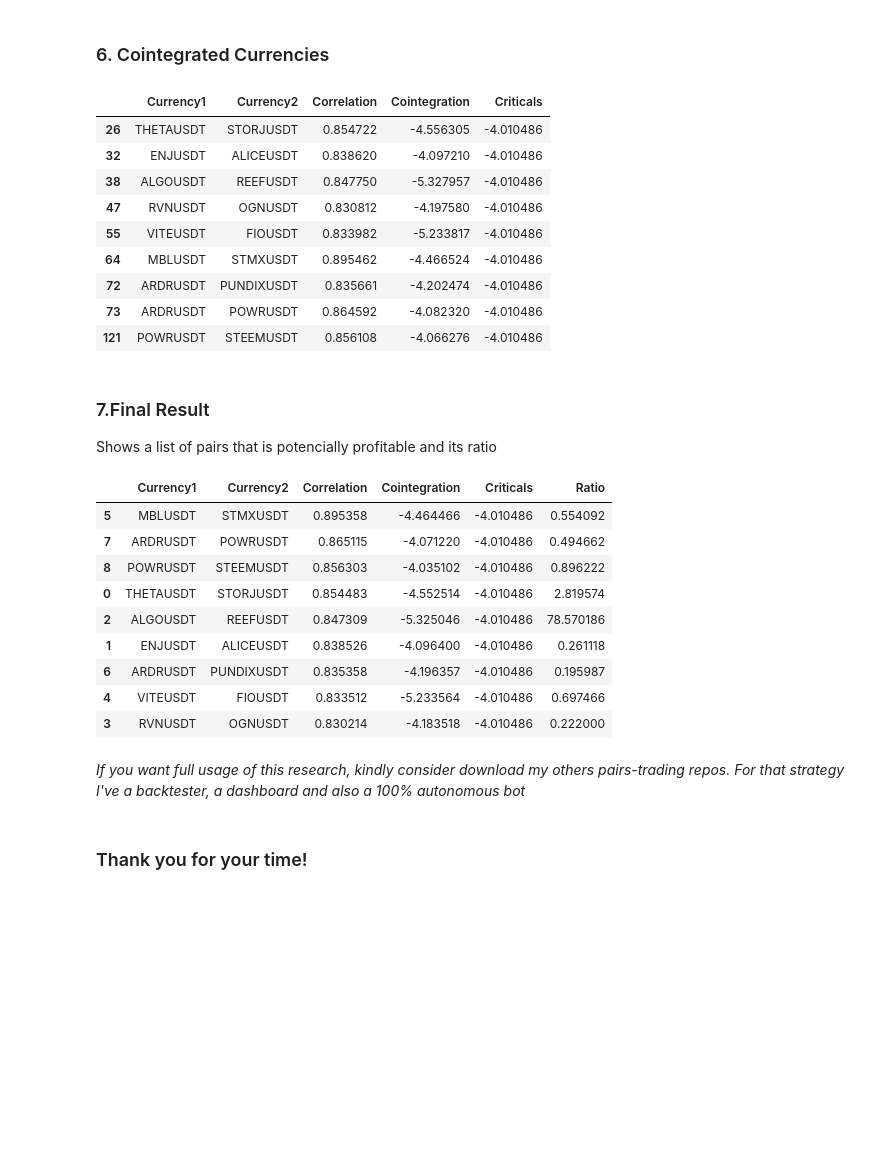
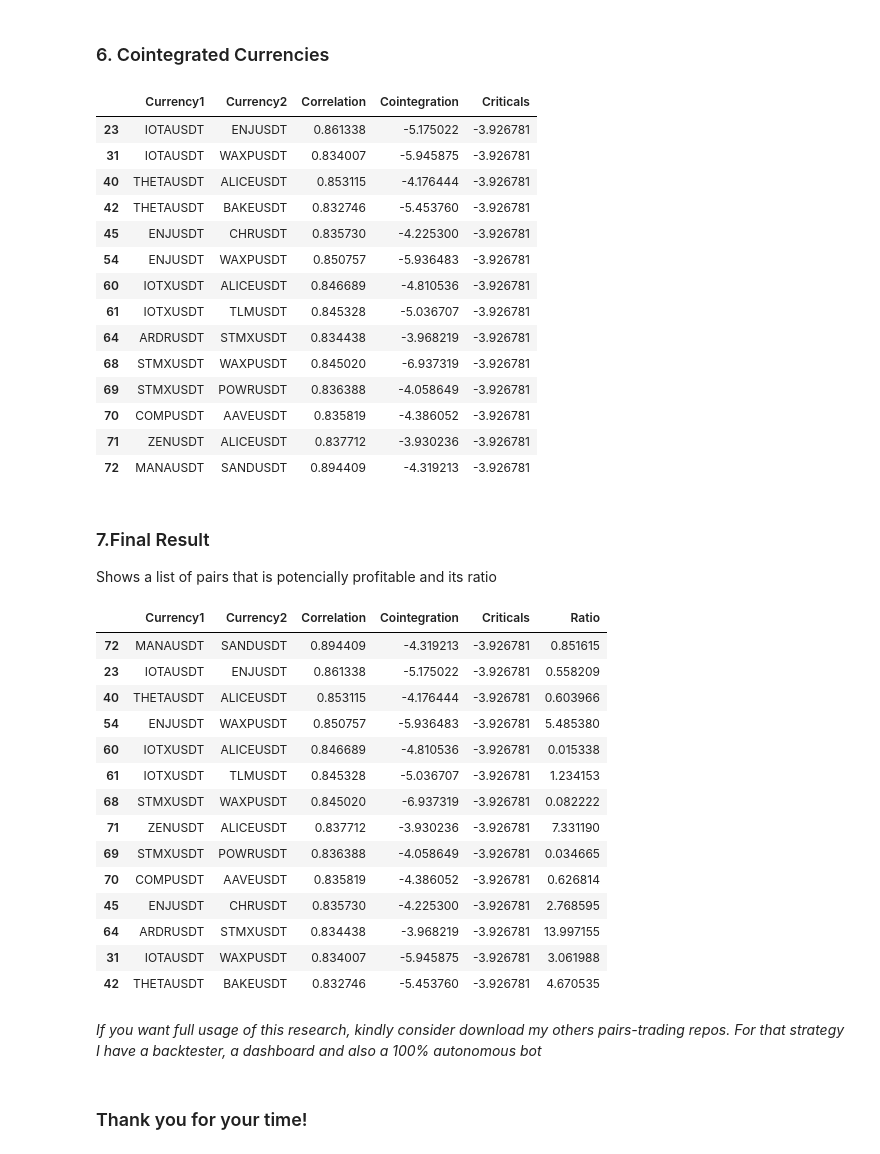
Before and after one commit to Algo-Tradings/pairs-trading-research, a Jupyter notebook: researcher.ipynb, the cells around one changed output. Drawn from its saved outputs; the diff is of its cells as text; code cells hidden in the pictures; blank space fills up the shorter version.

```diff
--- a/researcher.ipynb
+++ b/researcher.ipynb
@@ -28,7 +28,7 @@ from research import Ratio
 <h3>3. Historical Data </h3>
 Select the desired timeframe and interval.
 # %%
-hist_df = Loader().get_historical_data(timeframe='1d', interval='100 days ago')
+hist_df = Loader().get_historical_data(timeframe='1d', interval='1 years ago')
 hist_df
 # %% [output]
 |  | BTCUSDT |  |  |  | ETHUSDT |  |  |  | NEOUSDT |  | ... | ... |
@@ -54,7 +49,7 @@ hist_df
 # %% [markdown]
 <h3>4. Cleaning Data </h3>
 # %%
-useful_df = Cleaner().get_useful_data()
+useful_df = Cleaner().get_useful_data(hist_df)
 useful_df
 # %% [output]
 |  | BTCUSDT | ETHUSDT | NEOUSDT | LTCUSDT | QTUMUSDT | ADAUSDT | XRPUSDT | EOSUSDT | IOTAUSDT | XLMUSDT | ... | ... |
@@ -80,7 +70,7 @@ useful_df
 <h3>5. Correlated Currencies </h3>
 Describe the minimum correlation rate that you expect
 # %%
-corr_df = Correlation().get_log_correlation(min_correlation=0.83)
+corr_df = Correlation().get_log_correlation(useful_df, min_correlation=0.83)
 corr_df
 # %% [output]
 |  | Currency1 | Currency2 | Correlation |
@@ -99,38 +89,48 @@ corr_df
 # %% [markdown]
 <h3>6. Cointegrated Currencies </h3>
 # %%
-coint_df = Cointegration().get_cointegration()
+coint_df = Cointegration().get_cointegration(corr_df, useful_df)
 coint_df
 # %% [output]
 |  | Currency1 | Currency2 | Correlation | Cointegration | Criticals |
-| 26 | THETAUSDT | STORJUSDT | 0.854722 | -4.556305 | -4.010486 |
-| 32 | ENJUSDT | ALICEUSDT | 0.838620 | -4.097210 | -4.010486 |
-| 38 | ALGOUSDT | REEFUSDT | 0.847750 | -5.327957 | -4.010486 |
-| 47 | RVNUSDT | OGNUSDT | 0.830812 | -4.197580 | -4.010486 |
-| 55 | VITEUSDT | FIOUSDT | 0.833982 | -5.233817 | -4.010486 |
-| 64 | MBLUSDT | STMXUSDT | 0.895462 | -4.466524 | -4.010486 |
-| 72 | ARDRUSDT | PUNDIXUSDT | 0.835661 | -4.202474 | -4.010486 |
-| 73 | ARDRUSDT | POWRUSDT | 0.864592 | -4.082320 | -4.010486 |
-| 121 | POWRUSDT | STEEMUSDT | 0.856108 | -4.066276 | -4.010486 |
+| 23 | IOTAUSDT | ENJUSDT | 0.861338 | -5.175022 | -3.926781 |
+| 31 | IOTAUSDT | WAXPUSDT | 0.834007 | -5.945875 | -3.926781 |
+| 40 | THETAUSDT | ALICEUSDT | 0.853115 | -4.176444 | -3.926781 |
+| 42 | THETAUSDT | BAKEUSDT | 0.832746 | -5.453760 | -3.926781 |
+| 45 | ENJUSDT | CHRUSDT | 0.835730 | -4.225300 | -3.926781 |
+| 54 | ENJUSDT | WAXPUSDT | 0.850757 | -5.936483 | -3.926781 |
+| 60 | IOTXUSDT | ALICEUSDT | 0.846689 | -4.810536 | -3.926781 |
+| 61 | IOTXUSDT | TLMUSDT | 0.845328 | -5.036707 | -3.926781 |
+| 64 | ARDRUSDT | STMXUSDT | 0.834438 | -3.968219 | -3.926781 |
+| 68 | STMXUSDT | WAXPUSDT | 0.845020 | -6.937319 | -3.926781 |
+| 69 | STMXUSDT | POWRUSDT | 0.836388 | -4.058649 | -3.926781 |
+| 70 | COMPUSDT | AAVEUSDT | 0.835819 | -4.386052 | -3.926781 |
+| 71 | ZENUSDT | ALICEUSDT | 0.837712 | -3.930236 | -3.926781 |
+| 72 | MANAUSDT | SANDUSDT | 0.894409 | -4.319213 | -3.926781 |
 # %% [markdown]
 <h3>7.Final Result</h3>
 Shows a list of pairs that is potencially profitable and its ratio
 # %%
-final_df = Ratio().get_ratio()
+final_df = Ratio().get_ratio(coint_df)
 final_df
 # %% [output]
 |  | Currency1 | Currency2 | Correlation | Cointegration | Criticals | Ratio |
-| 5 | MBLUSDT | STMXUSDT | 0.895358 | -4.464466 | -4.010486 | 0.554092 |
-| 7 | ARDRUSDT | POWRUSDT | 0.865115 | -4.071220 | -4.010486 | 0.494662 |
-| 8 | POWRUSDT | STEEMUSDT | 0.856303 | -4.035102 | -4.010486 | 0.896222 |
-| 0 | THETAUSDT | STORJUSDT | 0.854483 | -4.552514 | -4.010486 | 2.819574 |
-| 2 | ALGOUSDT | REEFUSDT | 0.847309 | -5.325046 | -4.010486 | 78.570186 |
-| 1 | ENJUSDT | ALICEUSDT | 0.838526 | -4.096400 | -4.010486 | 0.261118 |
-| 6 | ARDRUSDT | PUNDIXUSDT | 0.835358 | -4.196357 | -4.010486 | 0.195987 |
-| 4 | VITEUSDT | FIOUSDT | 0.833512 | -5.233564 | -4.010486 | 0.697466 |
-| 3 | RVNUSDT | OGNUSDT | 0.830214 | -4.183518 | -4.010486 | 0.222000 |
+| 72 | MANAUSDT | SANDUSDT | 0.894409 | -4.319213 | -3.926781 | 0.851615 |
+| 23 | IOTAUSDT | ENJUSDT | 0.861338 | -5.175022 | -3.926781 | 0.558209 |
+| 40 | THETAUSDT | ALICEUSDT | 0.853115 | -4.176444 | -3.926781 | 0.603966 |
+| 54 | ENJUSDT | WAXPUSDT | 0.850757 | -5.936483 | -3.926781 | 5.485380 |
+| 60 | IOTXUSDT | ALICEUSDT | 0.846689 | -4.810536 | -3.926781 | 0.015338 |
+| 61 | IOTXUSDT | TLMUSDT | 0.845328 | -5.036707 | -3.926781 | 1.234153 |
+| 68 | STMXUSDT | WAXPUSDT | 0.845020 | -6.937319 | -3.926781 | 0.082222 |
+| 71 | ZENUSDT | ALICEUSDT | 0.837712 | -3.930236 | -3.926781 | 7.331190 |
+| 69 | STMXUSDT | POWRUSDT | 0.836388 | -4.058649 | -3.926781 | 0.034665 |
+| 70 | COMPUSDT | AAVEUSDT | 0.835819 | -4.386052 | -3.926781 | 0.626814 |
+| 45 | ENJUSDT | CHRUSDT | 0.835730 | -4.225300 | -3.926781 | 2.768595 |
+| 64 | ARDRUSDT | STMXUSDT | 0.834438 | -3.968219 | -3.926781 | 13.997155 |
+| 31 | IOTAUSDT | WAXPUSDT | 0.834007 | -5.945875 | -3.926781 | 3.061988 |
+| 42 | THETAUSDT | BAKEUSDT | 0.832746 | -5.453760 | -3.926781 | 4.670535 |
 # %% [markdown]
 <i>If you want full usage of this research, kindly consider download my others pairs-trading repos.
-For that strategy I've a backtester, a dashboard and also a 100% autonomous bot</i>
+For that strategy I have a backtester, a dashboard and also a 100% autonomous bot</i>
 # %% [markdown]
 <h3>Thank you for your time!</h3>
```
Also changed, not shown: parts of 7 cells of this notebook, 12 other files.
